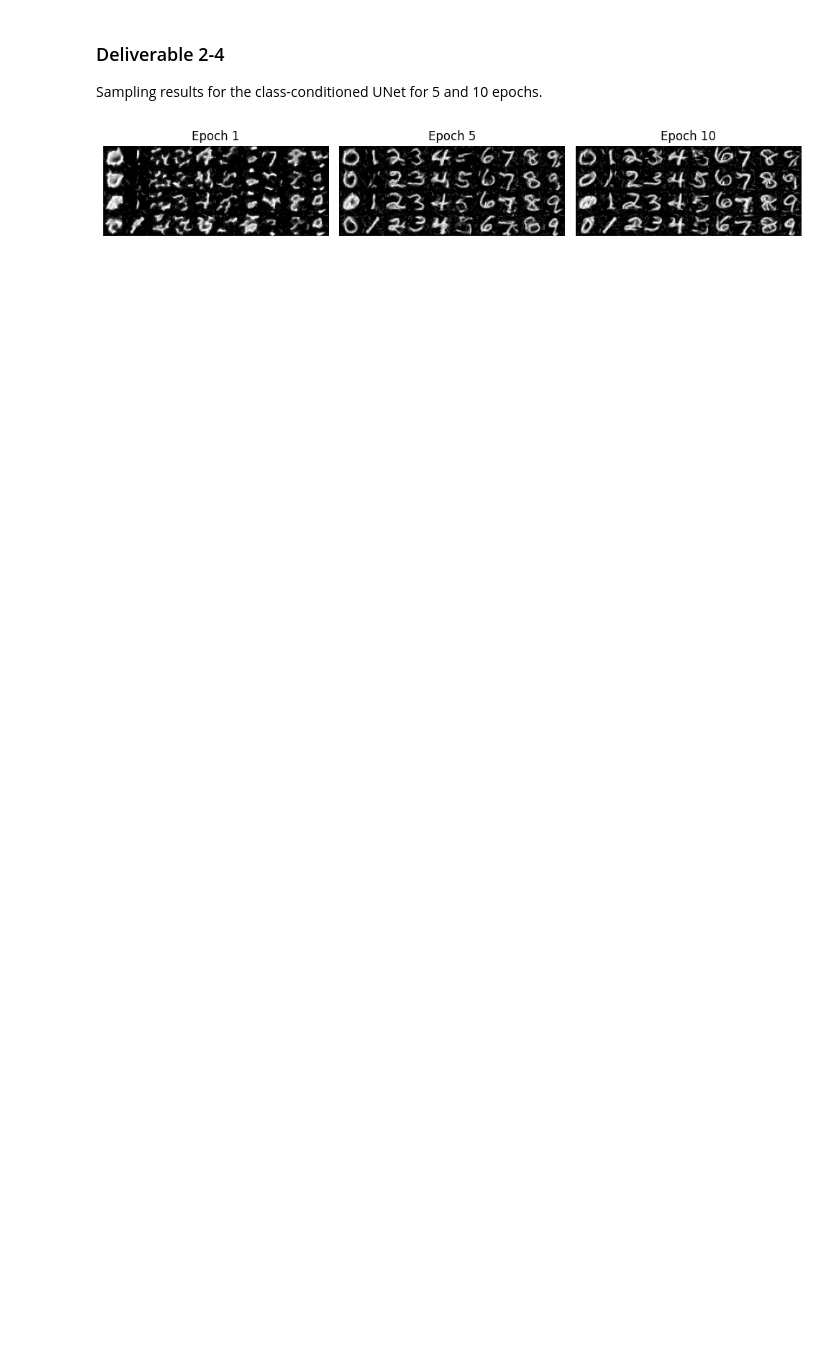
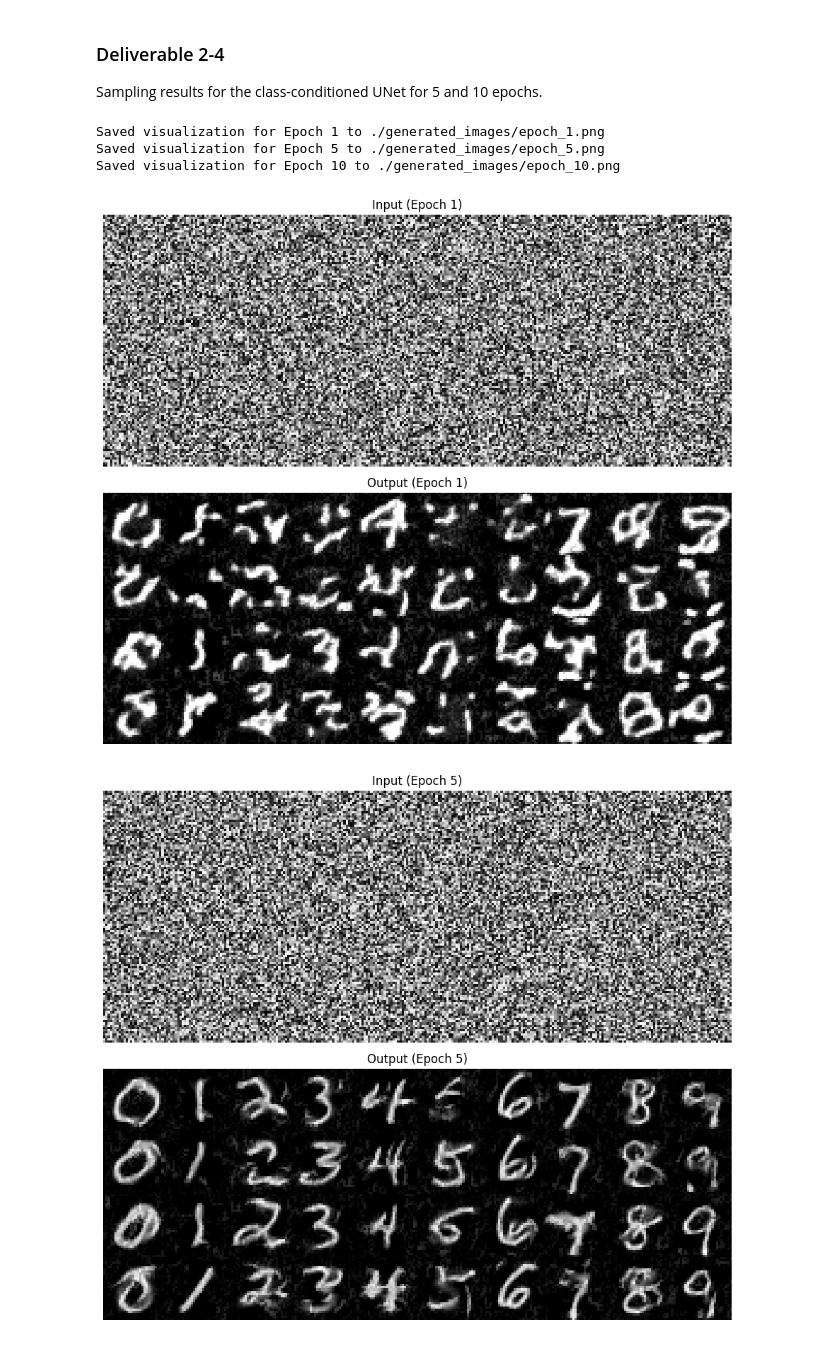
Before and after one commit to LIYunzhe1408/Flow-Matching, a Jupyter notebook: cs180_proj5b_flowmatching_starter.ipynb, the cells around one changed output. Cells and saved outputs as stored; diff of their text form; code cells hidden in the pictures; blank space fills up the shorter version.

Commit message:
Update visualization for class conditioned

```diff
--- a/cs180_proj5b_flowmatching_starter.ipynb
+++ b/cs180_proj5b_flowmatching_starter.ipynb
@@ -1309,47 +1310,71 @@ import os
 
 # Define checkpoint directory and model settings
 checkpoint_dir = "./checkpoints_class_unet"
-epochs_to_plot = [1, 5, 10]  # Visualize only epochs 1 and 5
+output_dir = "./generated_images"  # Directory to save images
+os.makedirs(output_dir, exist_ok=True)  # Ensure output directory exists
+
+epochs_to_plot = [1, 5, 10]  # Visualize only epochs 1, 5, and 10
 img_size = (28, 28)  # Image resolution
 num_ts = 100  # Number of timesteps
 guidance_scale = 5.0  # Classifier-Free Guidance Scale
 num_instances = 4  # Generate 4 samples per digit (stacked vertically)
 
 # Load trained model
 device = torch.device("cuda" if torch.cuda.is_available() else "cpu")
 unet = ClassConditionalUNet(in_channels=1, num_classes=10, num_hiddens=64).to(device)
 
-# Create figure layout (1 row, 2 columns for epochs 1 and 5)
-fig, axes = plt.subplots(1, len(epochs_to_plot), figsize=(10, 4))
-
 # Iterate over selected epochs
-for idx, epoch in enumerate(epochs_to_plot):
+for epoch in epochs_to_plot:
     checkpoint_path = os.path.join(checkpoint_dir, f"unet_epoch_{epoch}.pth")
 
     # Load model checkpoint
     flow_matching_class_conditional.unet.load_state_dict(torch.load(checkpoint_path, map_location=device))
     flow_matching_class_conditional.eval()
-    # model = FlowMatching(unet, num_ts=num_ts)  # Wrap in FlowMatching for sampling
-    # model.eval()
 
     # Generate class labels (digits 0-9) repeated for `num_instances`
     c = torch.arange(0, 10, dtype=torch.long, device=device).repeat_interleave(num_instances)
     c_one_hot = F.one_hot(c, num_classes=10).float().to(device)  # Convert to one-hot encoding
 
     # Sample images using model.sample()
     with torch.inference_mode():
         generated_images = flow_matching_class_conditional.sample(c_one_hot, img_size, guidance_scale, seed=42).cpu().numpy()
 
+    # Generate input images (for example, from noise)
+    input_images = np.random.rand(10 * num_instances, *img_size)  # Simulated input (random noise)
+
+    # Arrange input images in a grid (horizontally aligned)
+    stacked_input_images = np.hstack([np.vstack(input_images[i * num_instances:(i + 1) * num_instances]) for i in range(10)])
+
     # Arrange results in a grid (horizontally aligned images)
-    stacked_images = np.hstack([np.vstack(generated_images[i * num_instances:(i + 1) * num_instances, 0]) for i in range(10)])
+    stacked_output_images = np.hstack([np.vstack(generated_images[i * num_instances:(i + 1) * num_instances, 0]) for i in range(10)])
 
-    # Plot the image grid
-    axes[idx].imshow(stacked_images, cmap="gray", vmin=0, vmax=1)
-    axes[idx].axis("off")
-    axes[idx].set_title(f"Epoch {epoch}")
+    # Create figure layout (2 rows, 1 column for current epoch)
+    fig, axes = plt.subplots(2, 1, figsize=(10, 8))
 
-# Adjust layout for proper formatting
+    # Plot the input images (first row)
+    axes[0].imshow(stacked_input_images, cmap="gray", vmin=0, vmax=1)
+    axes[0].axis("off")
+    axes[0].set_title(f"Input (Epoch {epoch})")
+
+    # Plot the output images (second row)
+    axes[1].imshow(stacked_output_images, cmap="gray", vmin=0, vmax=1)
+    axes[1].axis("off")
+    axes[1].set_title(f"Output (Epoch {epoch})")
+
+    # Adjust layout for proper formatting
+    plt.tight_layout()
+
+    # Save the image
+    save_path = os.path.join(output_dir, f"epoch_{epoch}.png")
+    plt.savefig(save_path, bbox_inches='tight', dpi=300)
+
+    print(f"Saved visualization for Epoch {epoch} to {save_path}")
 plt.tight_layout()
 plt.show()
+print("All images have been saved successfully!")
 # %% [output]
+Saved visualization for Epoch 1 to ./generated_images/epoch_1.png
+Saved visualization for Epoch 5 to ./generated_images/epoch_5.png
+Saved visualization for Epoch 10 to ./generated_images/epoch_10.png
-[figure, old version]
+[figure, new version]
+[figure, added]
```
Also changed, not shown: parts of 4 cells of this notebook.
